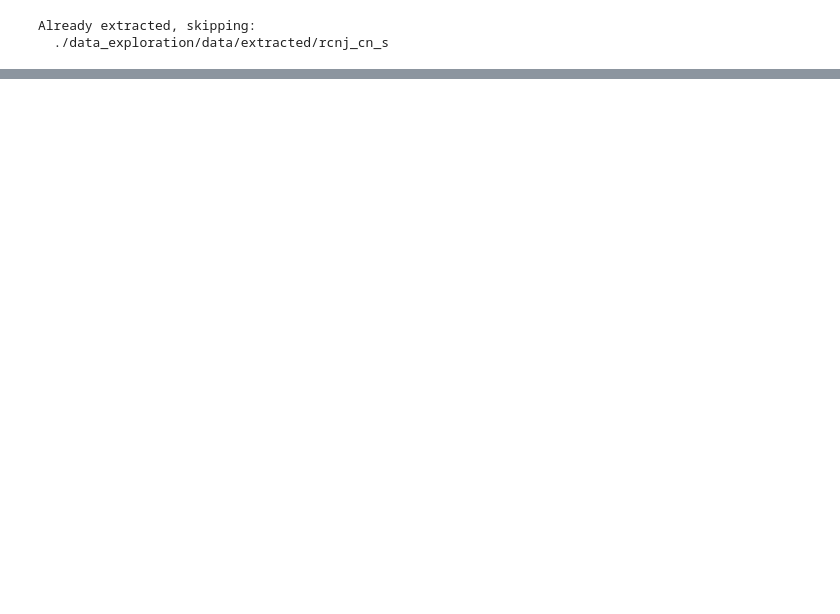
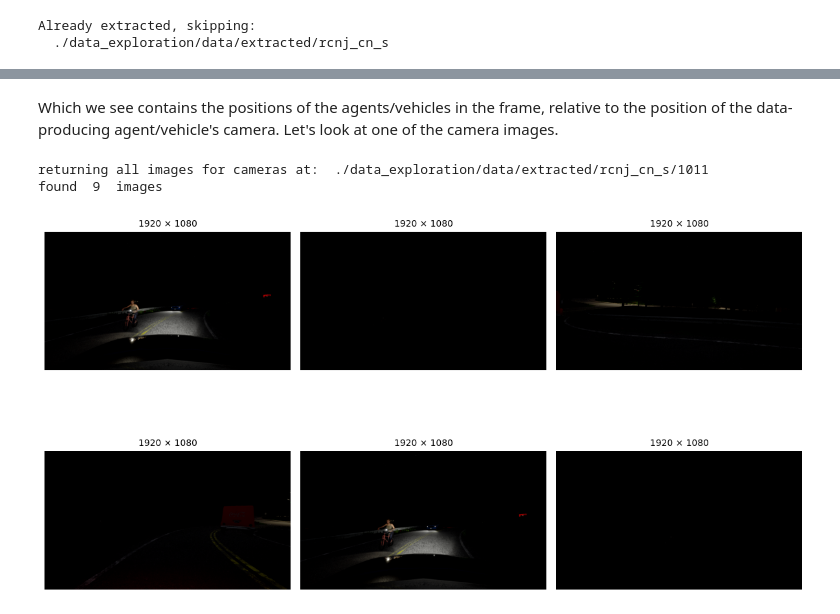
Before and after one commit to tjards/adver-city-ETL, a Jupyter notebook: data_exploration/initial_explore.ipynb, the cells around one changed output, grey strips where cells are left out. Drawn from its saved outputs; the diff is of its cells as text; code cells hidden in the pictures; blank space fills up the shorter version.

Commit message:
ingest show images as grid working

```diff
--- a/data_exploration/initial_explore.ipynb
+++ b/data_exploration/initial_explore.ipynb
@@ -104,6 +129,6 @@ file located at:  ./data_exploration/data/rcnj_cn_s.7z
 Extract the contents of the downloaded file.
 # %%
-ingest.extract_file(
+DIR_EXTRACTED = ingest.extract_file(
     DIR_IN=DATA_DIR,
     FILENAME_IN=FILENAME,
     DIR_OUT=DATA_DIR+"/extracted"
@@ -113,0 +185,4 @@ Already extracted, skipping:
+# %%
+AGENT_ID = "1011"
+print('directory tree for ', DIR_EXTRACTED+"/"+str(AGENT_ID), ':')
+ingest.print_folder_tree(DIR_EXTRACTED+"/"+str(AGENT_ID), max_depth=2)
@@ -113,0 +235,13 @@ Already extracted, skipping:
+# %% [markdown]
+Which we see contains the positions of the agents/vehicles in the frame, relative to the position of the data-producing agent/vehicle's camera. Let's look at one of the camera images.
+# %%
+print('returning all images for cameras at: ', DIR_EXTRACTED+"/"+str(AGENT_ID))
+imgs = ingest.find_imgs(DIR_EXTRACTED+"/"+str(AGENT_ID), camera=None, ext=".png", limit=9)
+print('found ', len(imgs), ' images')
+# %% [output]
+returning all images for cameras at:  ./data_exploration/data/extracted/rcnj_cn_s/1011
+found  9  images
+# %%
+ingest.show_images_grid(imgs, rows=2, cols=3, randomize = True)
+# %% [output]
+[figure, added]
```
Also changed, not shown: parts of 15 cells of this notebook, 2 other files.
